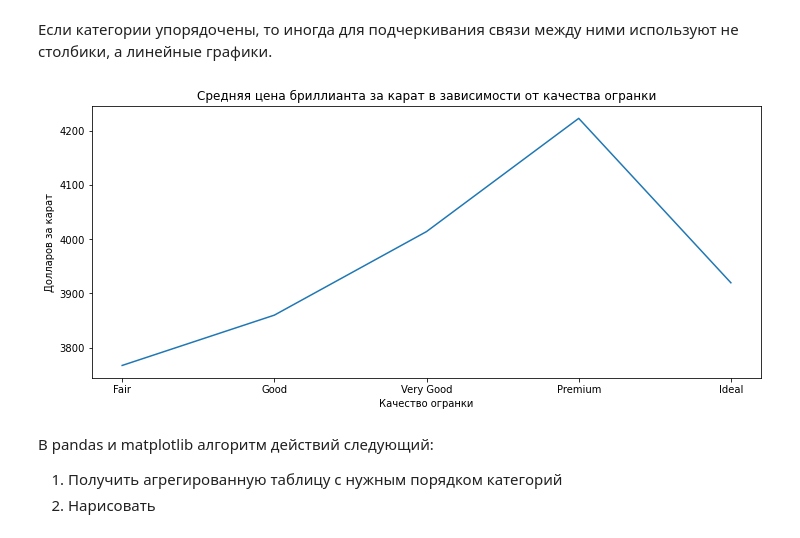
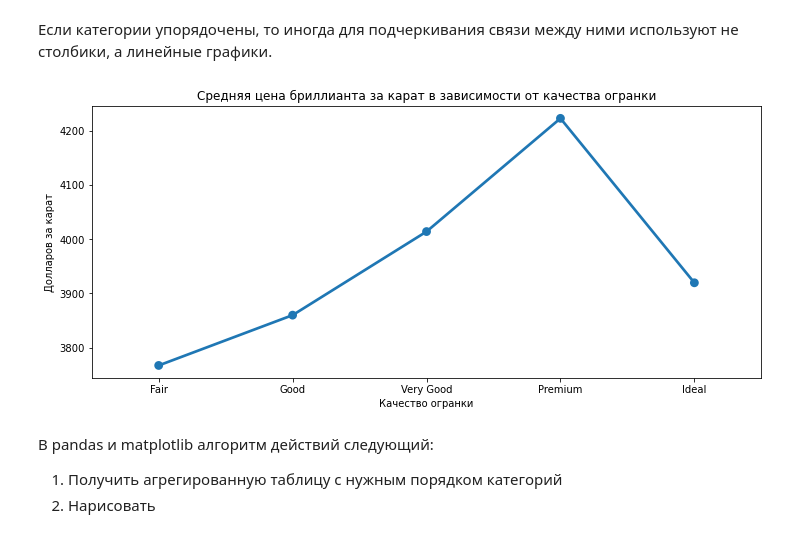
Before and after one commit to postlogist/python-ds, a Jupyter notebook: EDA/02_multivariate_eda.ipynb, the cells around one changed output. Saved outputs shown, nothing was run; the diff lists cells and outputs as text; code cells hidden in the pictures.

```diff
--- a/EDA/02_multivariate_eda.ipynb
+++ b/EDA/02_multivariate_eda.ipynb
@@ -536,24 +589,22 @@ plt.xlabel('Миль');
 # %%
 # В Seaborn
 cut_order = ['Fair', 'Good', 'Very Good', 'Premium', 'Ideal'] # Порядок категорий
 
 # Для сохранения порядка категорий сделаем категориальную переменную:
 diamonds['cut_cat'] = pd.Categorical(diamonds['cut'],
                                      categories=cut_order, ordered=True)  # задаем порядок категорий
 
 
 plt.figure(figsize=(12, 5))
-sns.lineplot(x='cut_cat', y='price_per_carat', data=diamonds,
+sns.pointplot(x='cut_cat', y='price_per_carat', data=diamonds,
              ci = None,
-             #style=1,
-             #markers='o', # Настраиваем маркеры точек
              legend=False)
 
 plt.title('Средняя цена бриллианта за карат в зависимости от качества огранки')
 plt.xlabel('Качество огранки')
 plt.ylabel('Долларов за карат');
 # %% [output]
-[figure, old version]
+[figure, new version]
 # %% [markdown]
 В pandas и matplotlib алгоритм действий следующий:
  1. Получить агрегированную таблицу с нужным порядком категорий
```
Also changed, not shown: parts of 23 cells of this notebook.
